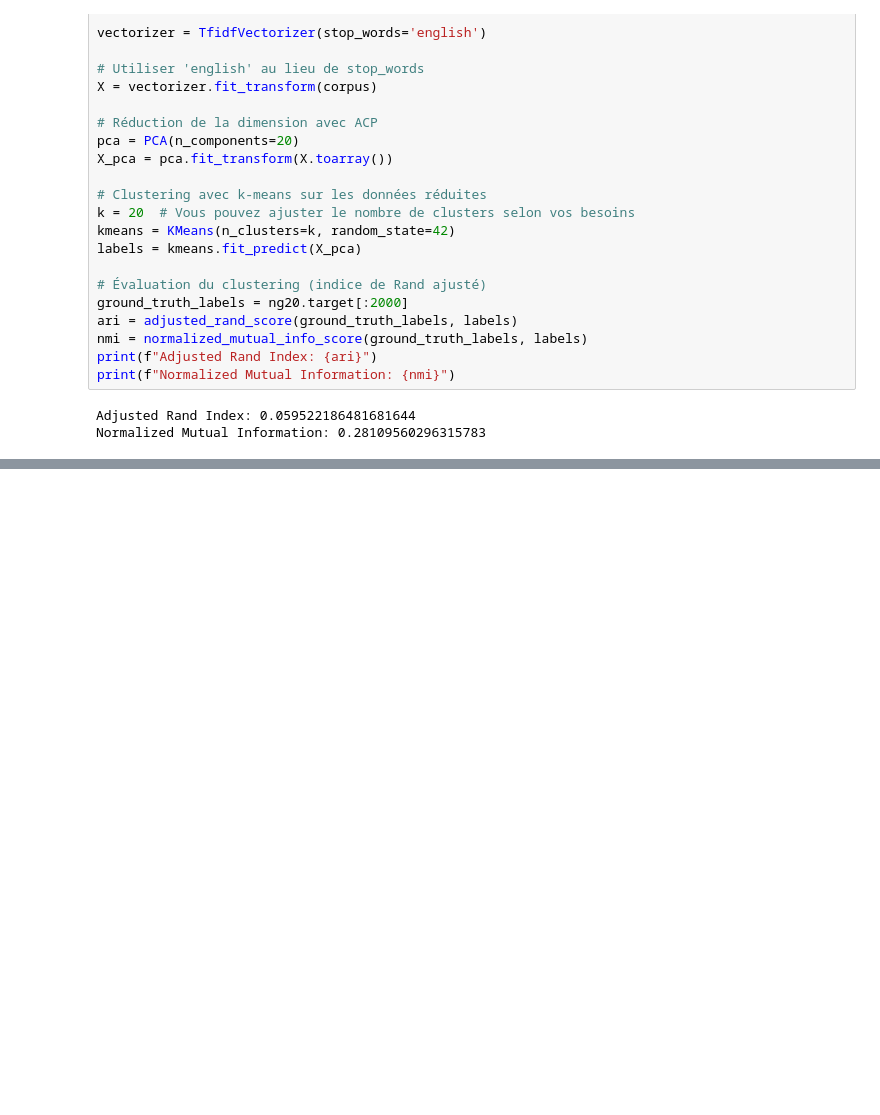
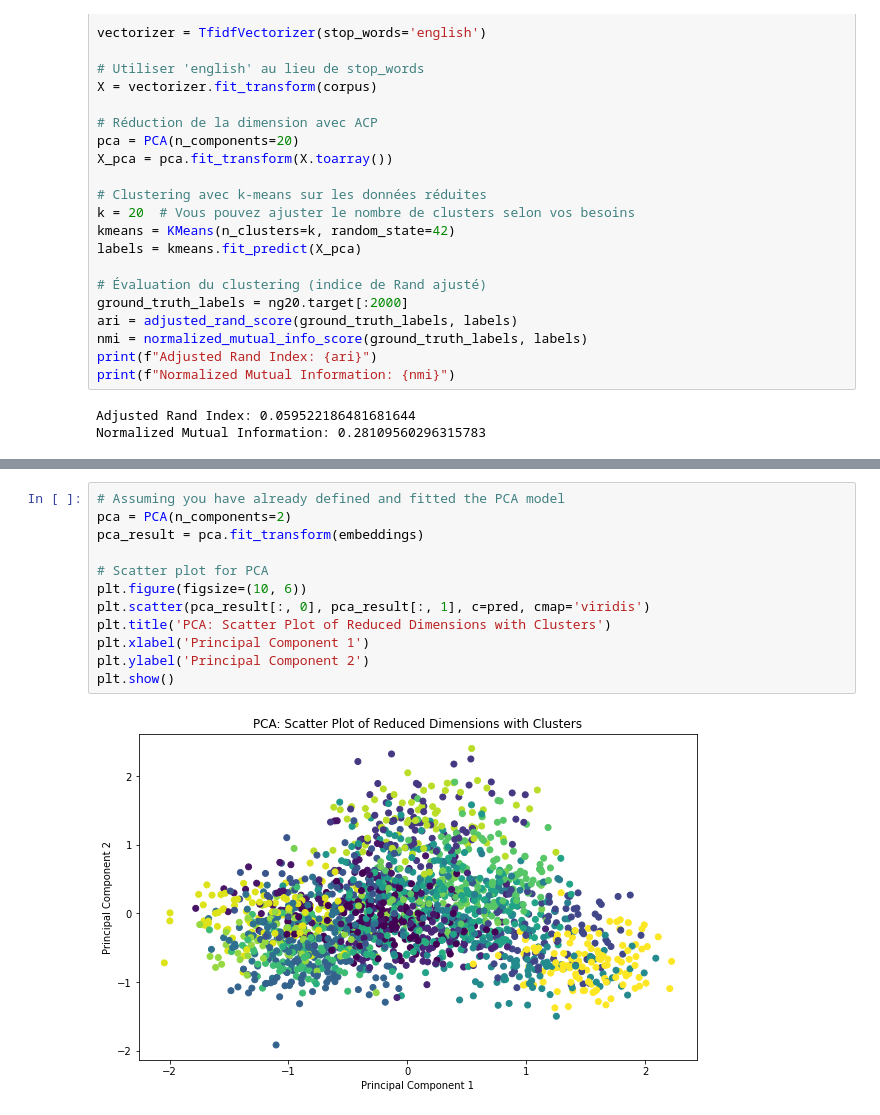
Before and after one commit to CtrlAltFit/Projet-Final, a Jupyter notebook: ACP-Methode.ipynb, the cells around one changed output, grey strips where cells are left out. Drawn from its saved outputs; the diff is of its cells as text; blank space fills up the shorter version.

```diff
--- a/ACP-Methode.ipynb
+++ b/ACP-Methode.ipynb
@@ -39,0 +144,14 @@ Normalized Mutual Information: 0.28109560296315783
+# %%
+# Assuming you have already defined and fitted the PCA model
+pca = PCA(n_components=2)
+pca_result = pca.fit_transform(embeddings)
+
+# Scatter plot for PCA
+plt.figure(figsize=(10, 6))
+plt.scatter(pca_result[:, 0], pca_result[:, 1], c=pred, cmap='viridis')
+plt.title('PCA: Scatter Plot of Reduced Dimensions with Clusters')
+plt.xlabel('Principal Component 1')
+plt.ylabel('Principal Component 2')
+plt.show()
+# %% [output]
+[figure, added]
```
Also changed, not shown: parts of 6 cells of this notebook, 1 other file.
